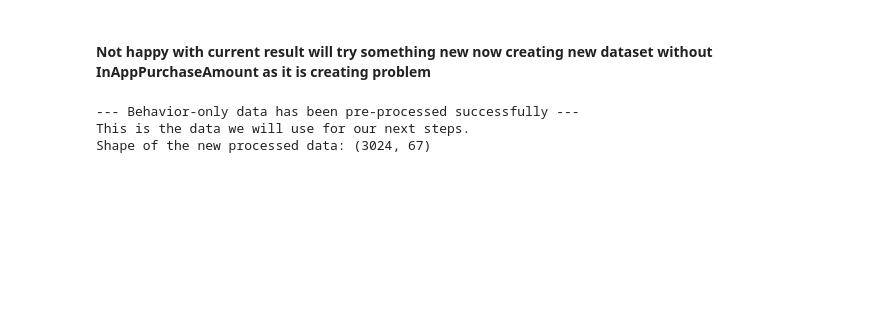
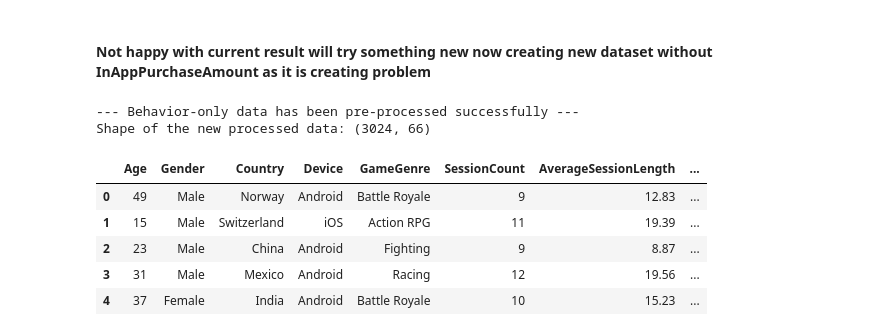
Before and after one commit to TaherBatterywala/In-App-Purchase-Spending-Analysis, a Jupyter notebook: notebook/2_Model1.ipynb, the cells around one changed output. Drawn from its saved outputs; the diff is of its cells as text; code cells hidden in the pictures; blank space fills up the shorter version.

```diff
--- a/notebook/2_Model1.ipynb
+++ b/notebook/2_Model1.ipynb
@@ -279,24 +268,29 @@ Cluster
 # %% [markdown]
 #### Not happy with current result will try something new now creating new dataset without InAppPurchaseAmount as it is creating problem
 # %%
-df_model_behavior = df.drop(columns=['UserID', 'LastPurchaseDate', 'SpendingSegment', 'InAppPurchaseAmount'])
+df_model_b = df.drop(columns=['UserID', 'LastPurchaseDate', 'SpendingSegment', 'InAppPurchaseAmount','SpendingCluster'])
 
-categorical_features = df_model_behavior.select_dtypes(include="object").columns
-numerical_features = df_model_behavior.select_dtypes(exclude="object").columns
+categorical_features_b = df_model_b.select_dtypes(include="object").columns
+numerical_features_b = df_model_b.select_dtypes(exclude="object").columns
 
-preprocessor = ColumnTransformer(
+preprocessor_b = ColumnTransformer(
     transformers=[
-        ('num', StandardScaler(), numerical_features),
-        ('cat', OneHotEncoder(handle_unknown='ignore'), categorical_features)
+        ('num', StandardScaler(), numerical_features_b),
+        ('cat', OneHotEncoder(handle_unknown='ignore'), categorical_features_b)
     ])
 
-processed_data_behavior = preprocessor.fit_transform(df_model_behavior)
+processed_data_b = preprocessor_b.fit_transform(df_model_b)
 
 print("--- Behavior-only data has been pre-processed successfully ---")
-print("This is the data we will use for our next steps.")
-print("Shape of the new processed data:", processed_data_behavior.shape)
+print("Shape of the new processed data:", processed_data_b.shape)
+df_model_b.head()
 # %% [output]
 --- Behavior-only data has been pre-processed successfully ---
-This is the data we will use for our next steps.
-Shape of the new processed data: (3024, 67)
+Shape of the new processed data: (3024, 66)
+|  | Age | Gender | Country | Device | GameGenre | SessionCount | AverageSessionLength | ... |
+| 0 | 49 | Male | Norway | Android | Battle Royale | 9 | 12.83 | ... |
+| 1 | 15 | Male | Switzerland | iOS | Action RPG | 11 | 19.39 | ... |
+| 2 | 23 | Male | China | Android | Fighting | 9 | 8.87 | ... |
+| 3 | 31 | Male | Mexico | Android | Racing | 12 | 19.56 | ... |
+| 4 | 37 | Female | India | Android | Battle Royale | 10 | 15.23 | ... |
 # %%
```
Also changed, not shown: parts of 7 cells of this notebook.
